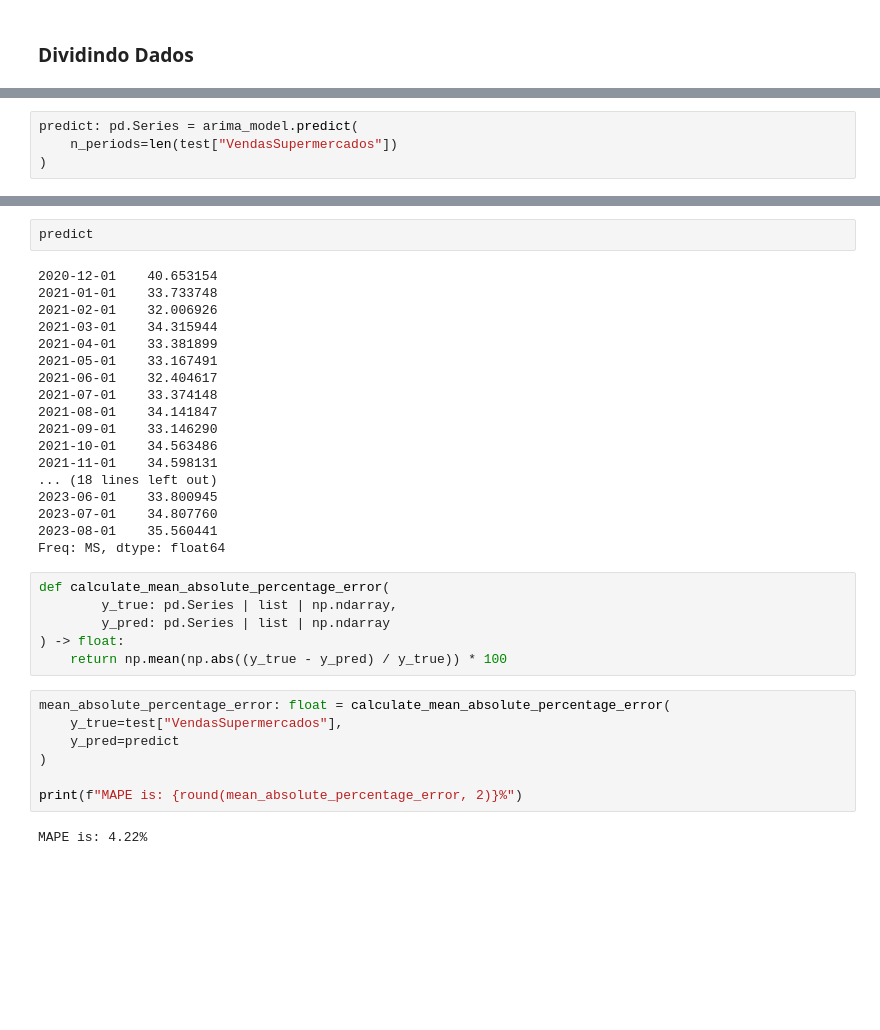
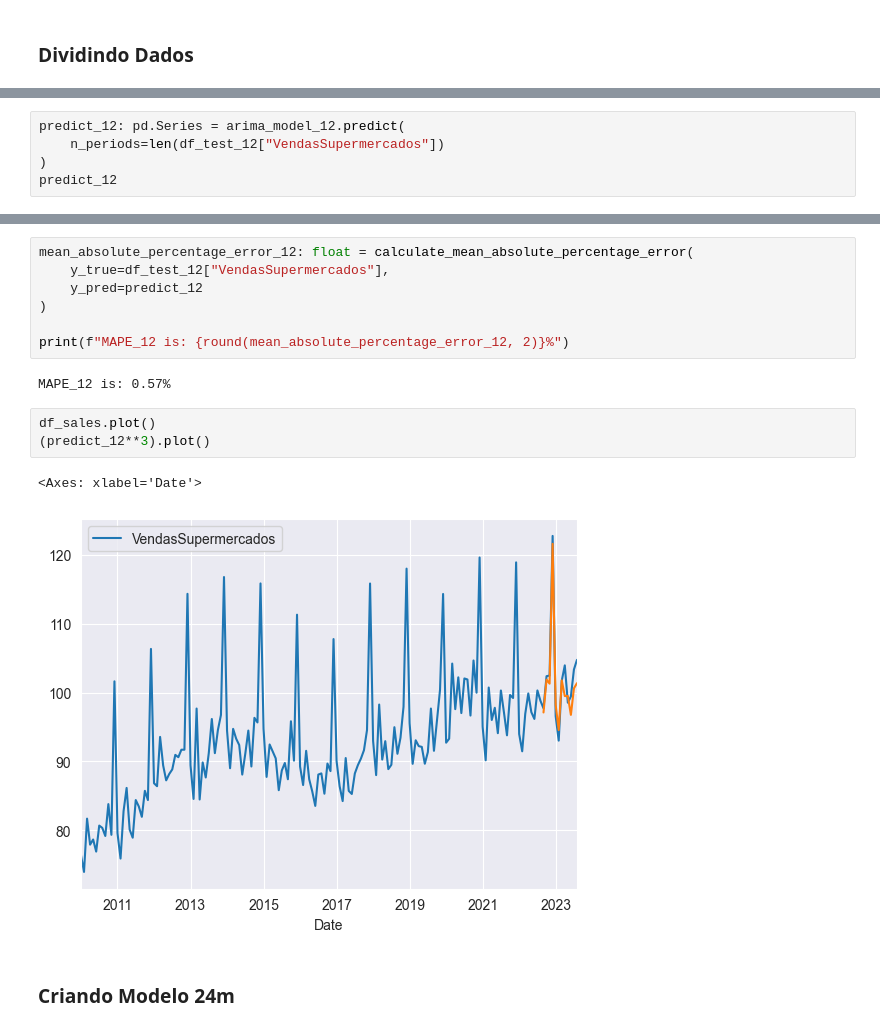
Before and after one commit to lspraciano/timeSeriesChallengeDez23, a Jupyter notebook: supermarket.ipynb, the cells around one changed output, grey strips where cells are left out. Cells and saved outputs as stored; diff of their text form; blank space fills up the shorter version.

```diff
--- a/supermarket.ipynb
+++ b/supermarket.ipynb
@@ -658,6 +714,7 @@ SARIMAX Results
 Warnings:
 [1] Covariance matrix calculated using the outer product of gradients (complex-step).
 # %%
-predict: pd.Series = arima_model.predict(
-    n_periods=len(test["VendasSupermercados"])
+predict_12: pd.Series = arima_model_12.predict(
+    n_periods=len(df_test_12["VendasSupermercados"])
 )
+predict_12
@@ -664,35 +735,17 @@ predict: pd.Series = arima_model.predict(
-# %%
-predict
-# %% [output]
-2020-12-01    40.653154
-2021-01-01    33.733748
-2021-02-01    32.006926
-2021-03-01    34.315944
-2021-04-01    33.381899
-2021-05-01    33.167491
-2021-06-01    32.404617
-2021-07-01    33.374148
-2021-08-01    34.141847
-2021-09-01    33.146290
-2021-10-01    34.563486
-2021-11-01    34.598131
-... (18 lines left out)
-2023-06-01    33.800945
-2023-07-01    34.807760
-2023-08-01    35.560441
-Freq: MS, dtype: float64
-# %%
-def calculate_mean_absolute_percentage_error(
-        y_true: pd.Series | list | np.ndarray,
-        y_pred: pd.Series | list | np.ndarray
-) -> float:
-    return np.mean(np.abs((y_true - y_pred) / y_true)) * 100
 # %%
-mean_absolute_percentage_error: float = calculate_mean_absolute_percentage_error(
-    y_true=test["VendasSupermercados"],
-    y_pred=predict
+mean_absolute_percentage_error_12: float = calculate_mean_absolute_percentage_error(
+    y_true=df_test_12["VendasSupermercados"],
+    y_pred=predict_12
 )
 
-print(f"MAPE is: {round(mean_absolute_percentage_error, 2)}%")
+print(f"MAPE_12 is: {round(mean_absolute_percentage_error_12, 2)}%")
 # %% [output]
-MAPE is: 4.22%
+MAPE_12 is: 0.57%
+# %%
+df_sales.plot()
+(predict_12**3).plot()
+# %% [output]
+<Axes: xlabel='Date'>
+[figure, added]
+# %% [markdown]
+### Criando Modelo 24m
```
Also changed, not shown: parts of 22 cells of this notebook.
